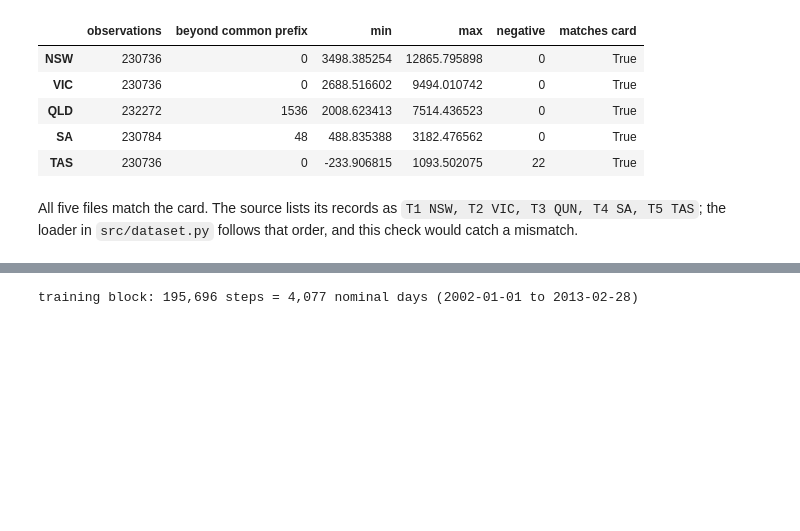
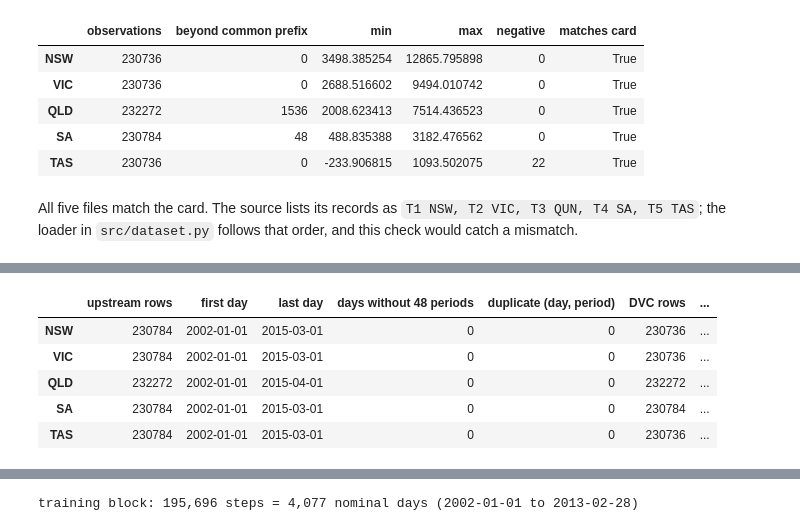
Before and after one commit to mlops-2627q1-mds-upc/MLOps_Endesa, a Jupyter notebook: notebooks/1.0-pp-demand-eda.ipynb, the cells around one changed output, grey strips where cells are left out. Cells and saved outputs as stored; diff of their text form; code cells hidden in the pictures; blank space fills up the shorter version.

```diff
--- a/notebooks/1.0-pp-demand-eda.ipynb
+++ b/notebooks/1.0-pp-demand-eda.ipynb
@@ -110,0 +122,44 @@ catch a mismatch.
+# %%
+import urllib.request
+
+UPSTREAM_COMMIT = "58ea72462a4b34c4d50c2223b217a891a3d9416c"
+UPSTREAM_URL = (
+    "https://raw.githubusercontent.com/tidyverts/tsibbledata/"
+    f"{UPSTREAM_COMMIT}/data-raw/aus_elec/{{state}}2015/demand.csv"
+)
+UPSTREAM_DIR = RAW_DATA_DIR.parent / "external" / "aus_elec"
+UPSTREAM_DIR.mkdir(parents=True, exist_ok=True)
+
+upstream = {}
+for state in STATES:
+    path = UPSTREAM_DIR / f"{state}_demand.csv"
+    if not path.exists():
+        urllib.request.urlretrieve(UPSTREAM_URL.format(state=state), path)
+    frame = pd.read_csv(path)
+    frame["day"] = pd.Timestamp("1899-12-30") + pd.to_timedelta(frame["Date"], unit="D")
+    upstream[state] = frame
+
+provenance = pd.DataFrame({
+    state: {
+        "upstream rows": len(u),
+        "first day": u["day"].min().date(),
+        "last day": u["day"].max().date(),
+        "days without 48 periods": int((u.groupby("Date").size() != STEPS_PER_DAY).sum()),
+        "duplicate (day, period)": int(u.duplicated(["Date", "Period"]).sum()),
+        "DVC rows": len(raw[state]),
+        "max |DVC - OperationalLessIndustrial|": np.abs(
+            raw[state] - u["OperationalLessIndustrial"].to_numpy()[: len(raw[state])]
+        ).max(),
+        "mean OperationalLessIndustrial": u["OperationalLessIndustrial"].mean(),
+        "mean Industrial": u["Industrial"].mean(),
+    }
+    for state, u in upstream.items()
+}).T
+provenance
+# %% [output]
+|  | upstream rows | first day | last day | days without 48 periods | duplicate (day, period) | DVC rows | ... |
+| NSW | 230784 | 2002-01-01 | 2015-03-01 | 0 | 0 | 230736 | ... |
+| VIC | 230784 | 2002-01-01 | 2015-03-01 | 0 | 0 | 230736 | ... |
+| QLD | 232272 | 2002-01-01 | 2015-04-01 | 0 | 0 | 232272 | ... |
+| SA | 230784 | 2002-01-01 | 2015-03-01 | 0 | 0 | 230784 | ... |
+| TAS | 230784 | 2002-01-01 | 2015-03-01 | 0 | 0 | 230736 | ... |
```
Also changed, not shown: parts of 10 cells of this notebook.
